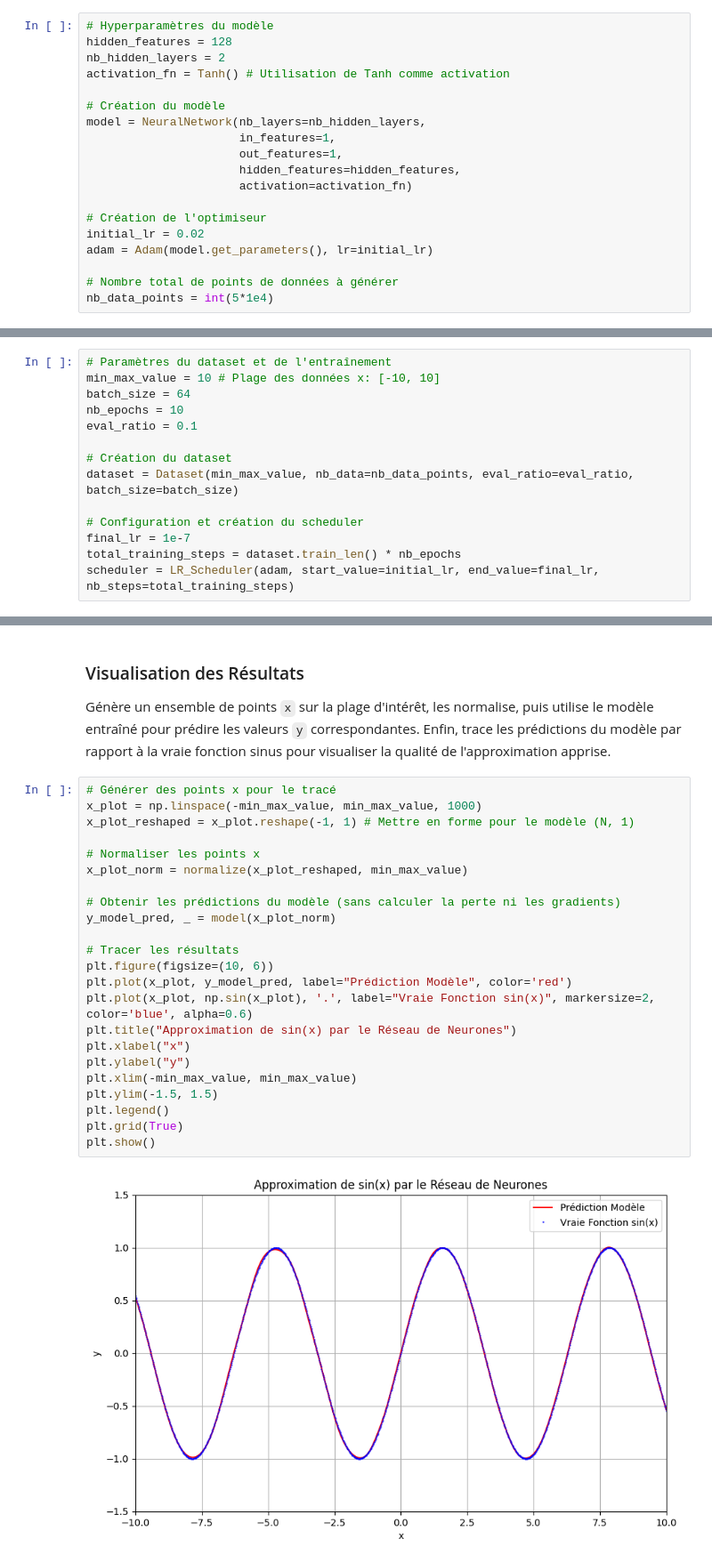
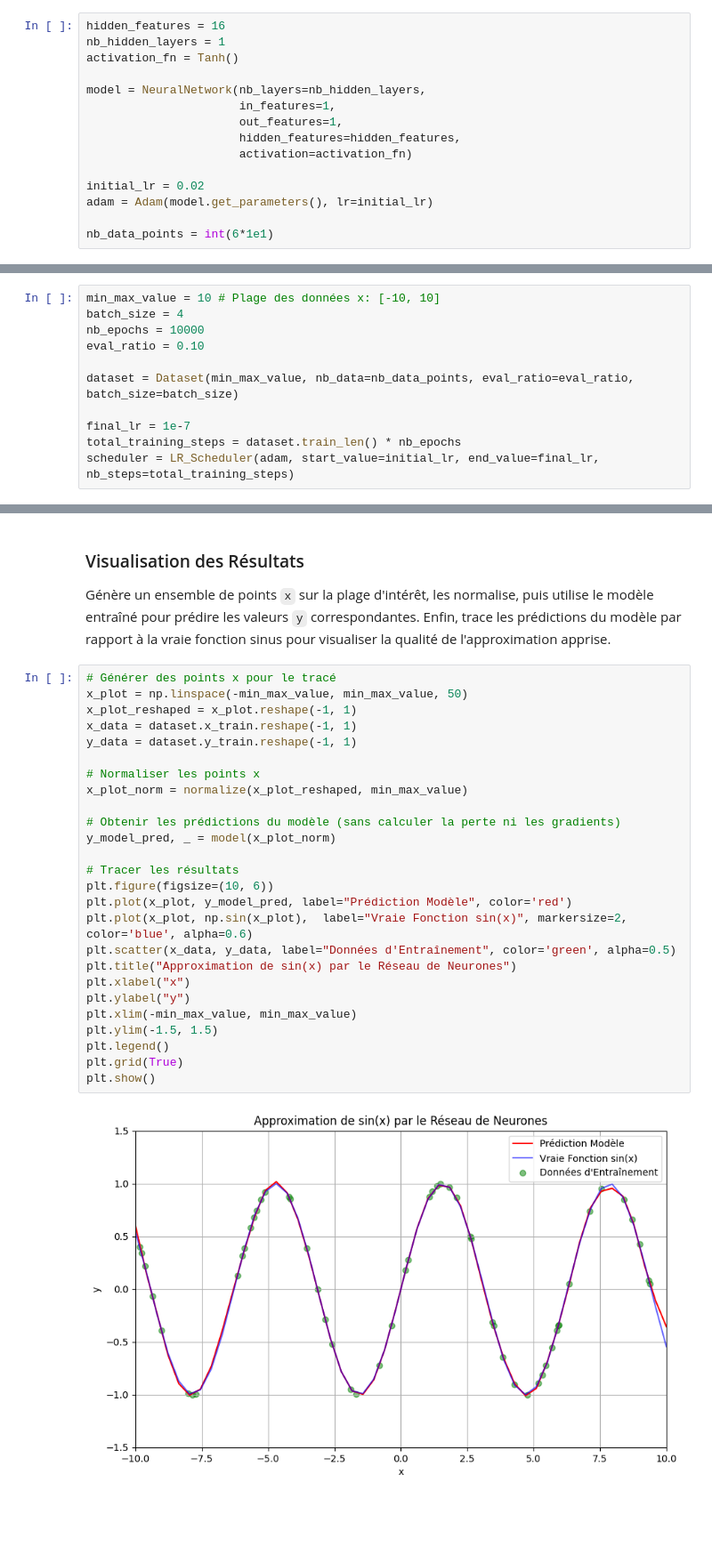
Before and after one commit to ostix360/Machine_Learning_S4, a Jupyter notebook: neural_network.ipynb, the cells around one changed output, grey strips where cells are left out. Shown at 89% size. Drawn from its saved outputs; the diff is of its cells as text; blank space fills up the shorter version.

```diff
--- a/neural_network.ipynb
+++ b/neural_network.ipynb
@@ -719,39 +693,32 @@ class LR_Scheduler:
 
 Création de l'instance du réseau de neurones avec les hyperparamètres souhaités (nombre de couches, taille des couches, fonction d'activation) et initialisation de l'optimiseur Adam avec les paramètres du modèle.
 # %%
-# Hyperparamètres du modèle
-hidden_features = 128
-nb_hidden_layers = 2
-activation_fn = Tanh() # Utilisation de Tanh comme activation
+hidden_features = 16
+nb_hidden_layers = 1
+activation_fn = Tanh()
 
-# Création du modèle
 model = NeuralNetwork(nb_layers=nb_hidden_layers,
                       in_features=1,
                       out_features=1,
                       hidden_features=hidden_features,
                       activation=activation_fn)
 
-# Création de l'optimiseur
 initial_lr = 0.02
 adam = Adam(model.get_parameters(), lr=initial_lr)
 
-# Nombre total de points de données à générer
-nb_data_points = int(5*1e4)
+nb_data_points = int(6*1e1)
 # %% [markdown]
 ### Initialisation du Dataset et du Scheduler
 
 Configuration des paramètres pour la génération des données (plage, taille de batch) et création de l'instance `Dataset`. Création du planificateur de taux d'apprentissage (`LR_Scheduler`) en le liant à l'optimiseur `Adam`.
 # %%
-# Paramètres du dataset et de l'entraînement
 min_max_value = 10 # Plage des données x: [-10, 10]
-batch_size = 64
-nb_epochs = 10
-eval_ratio = 0.1
+batch_size = 4
+nb_epochs = 10000
+eval_ratio = 0.10
 
-# Création du dataset
 dataset = Dataset(min_max_value, nb_data=nb_data_points, eval_ratio=eval_ratio, batch_size=batch_size)
 
-# Configuration et création du scheduler
 final_lr = 1e-7
 total_training_steps = dataset.train_len() * nb_epochs
 scheduler = LR_Scheduler(adam, start_value=initial_lr, end_value=final_lr, nb_steps=total_training_steps)
@@ -851,29 +822,32 @@ Epoch 10, Step 7000: Avg Loss = 6.175e-05, LR = 3.728e-04
 Génère un ensemble de points `x` sur la plage d'intérêt, les normalise, puis utilise le modèle entraîné pour prédire les valeurs `y` correspondantes. Enfin, trace les prédictions du modèle par rapport à la vraie fonction sinus pour visualiser la qualité de l'approximation apprise.
 # %%
 # Générer des points x pour le tracé
-x_plot = np.linspace(-min_max_value, min_max_value, 1000)
-x_plot_reshaped = x_plot.reshape(-1, 1) # Mettre en forme pour le modèle (N, 1)
+x_plot = np.linspace(-min_max_value, min_max_value, 50)
+x_plot_reshaped = x_plot.reshape(-1, 1)
+x_data = dataset.x_train.reshape(-1, 1)
+y_data = dataset.y_train.reshape(-1, 1)
 
 # Normaliser les points x
 x_plot_norm = normalize(x_plot_reshaped, min_max_value)
 
 # Obtenir les prédictions du modèle (sans calculer la perte ni les gradients)
 y_model_pred, _ = model(x_plot_norm)
 
 # Tracer les résultats
 plt.figure(figsize=(10, 6))
 plt.plot(x_plot, y_model_pred, label="Prédiction Modèle", color='red')
-plt.plot(x_plot, np.sin(x_plot), '.', label="Vraie Fonction sin(x)", markersize=2, color='blue', alpha=0.6)
+plt.plot(x_plot, np.sin(x_plot),  label="Vraie Fonction sin(x)", markersize=2, color='blue', alpha=0.6)
+plt.scatter(x_data, y_data, label="Données d'Entraînement", color='green', alpha=0.5)
 plt.title("Approximation de sin(x) par le Réseau de Neurones")
 plt.xlabel("x")
 plt.ylabel("y")
 plt.xlim(-min_max_value, min_max_value)
 plt.ylim(-1.5, 1.5)
 plt.legend()
 plt.grid(True)
 plt.show()
 # %% [output]
-[figure, old version]
+[figure, new version]
 # %% [markdown]
 ### Conclusion et Discussion
 
```
Also changed, not shown: parts of 9 cells of this notebook.
